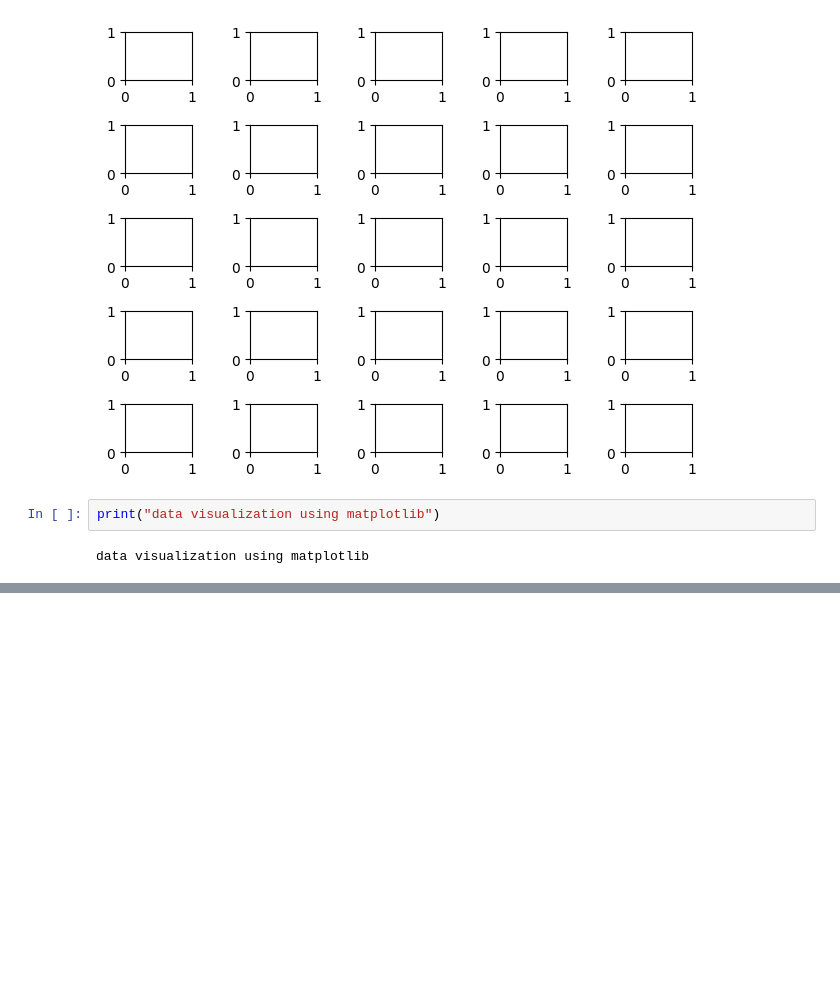
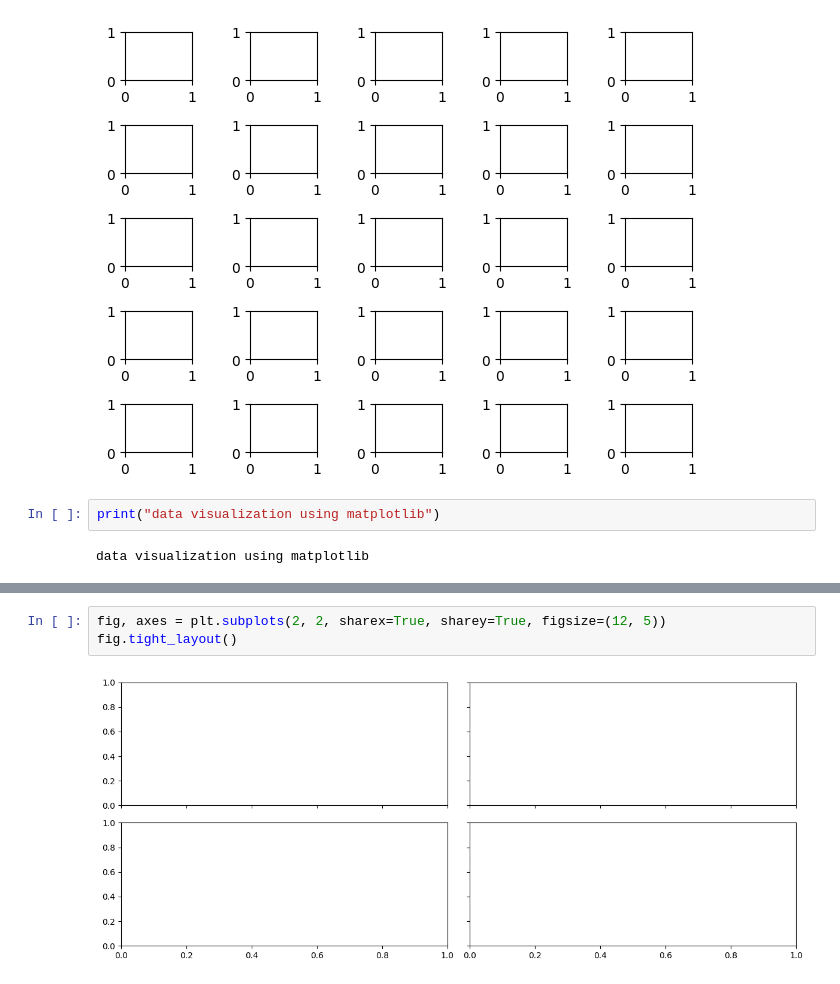
Before and after one commit to RaisulislamRimon/data-science-notes, a Jupyter notebook: module_8/module_8_class/class_1/1_data_visualization.ipynb, the cells around one changed output, grey strips where cells are left out. Saved outputs shown, nothing was run; the diff lists cells and outputs as text; blank space fills up the shorter version.

```diff
--- a/module_8/module_8_class/class_1/1_data_visualization.ipynb
+++ b/module_8/module_8_class/class_1/1_data_visualization.ipynb
@@ -486,0 +509,5 @@ data visualization using matplotlib
+# %%
+fig, axes = plt.subplots(2, 2, sharex=True, sharey=True, figsize=(12, 5))
+fig.tight_layout()
+# %% [output]
+[figure, added]
```
Also changed, not shown: parts of 15 cells of this notebook, 1 other file.
